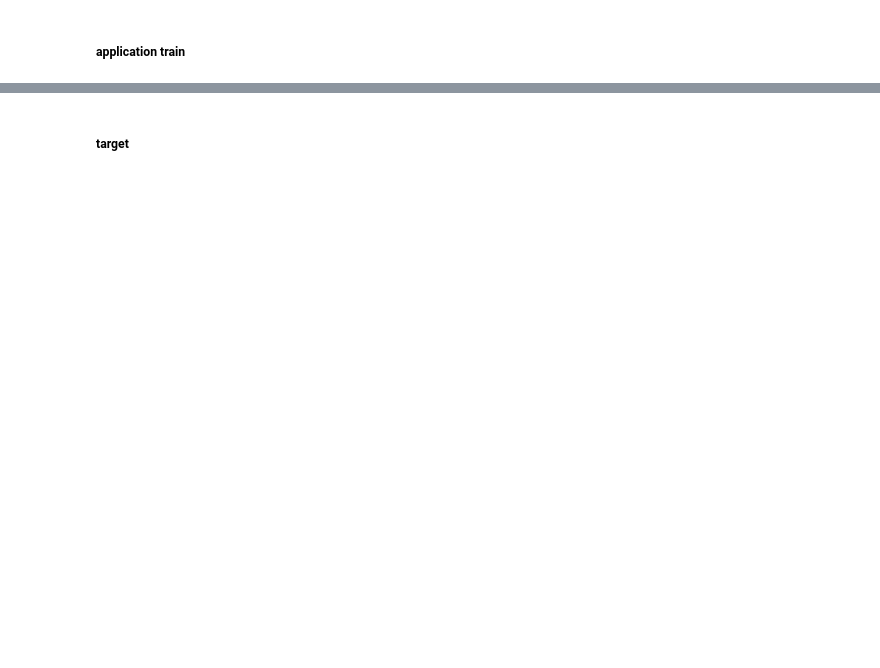
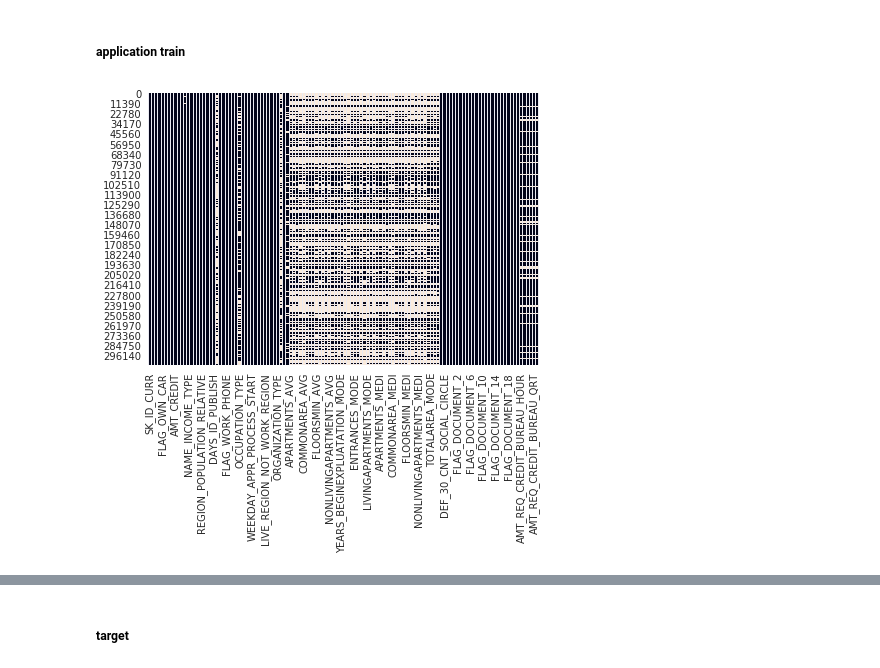
Before and after one commit to borahntarridec/Home-Credit-Default-Risk, a Jupyter notebook: exploring_data.ipynb, the cells around one changed output, grey strips where cells are left out. Saved outputs shown, nothing was run; the diff lists cells and outputs as text; code cells hidden in the pictures; blank space fills up the shorter version.

```diff
--- a/exploring_data.ipynb
+++ b/exploring_data.ipynb
@@ -169,2 +178,6 @@ sns.heatmap(pcb.isnull(), cbar=False);
 # %% [markdown]
 ##### application train
+# %%
+sns.heatmap(app_train.isnull(), cbar=False);
+# %% [output]
+[figure, added]
```
Also changed, not shown: parts of 30 cells of this notebook.
